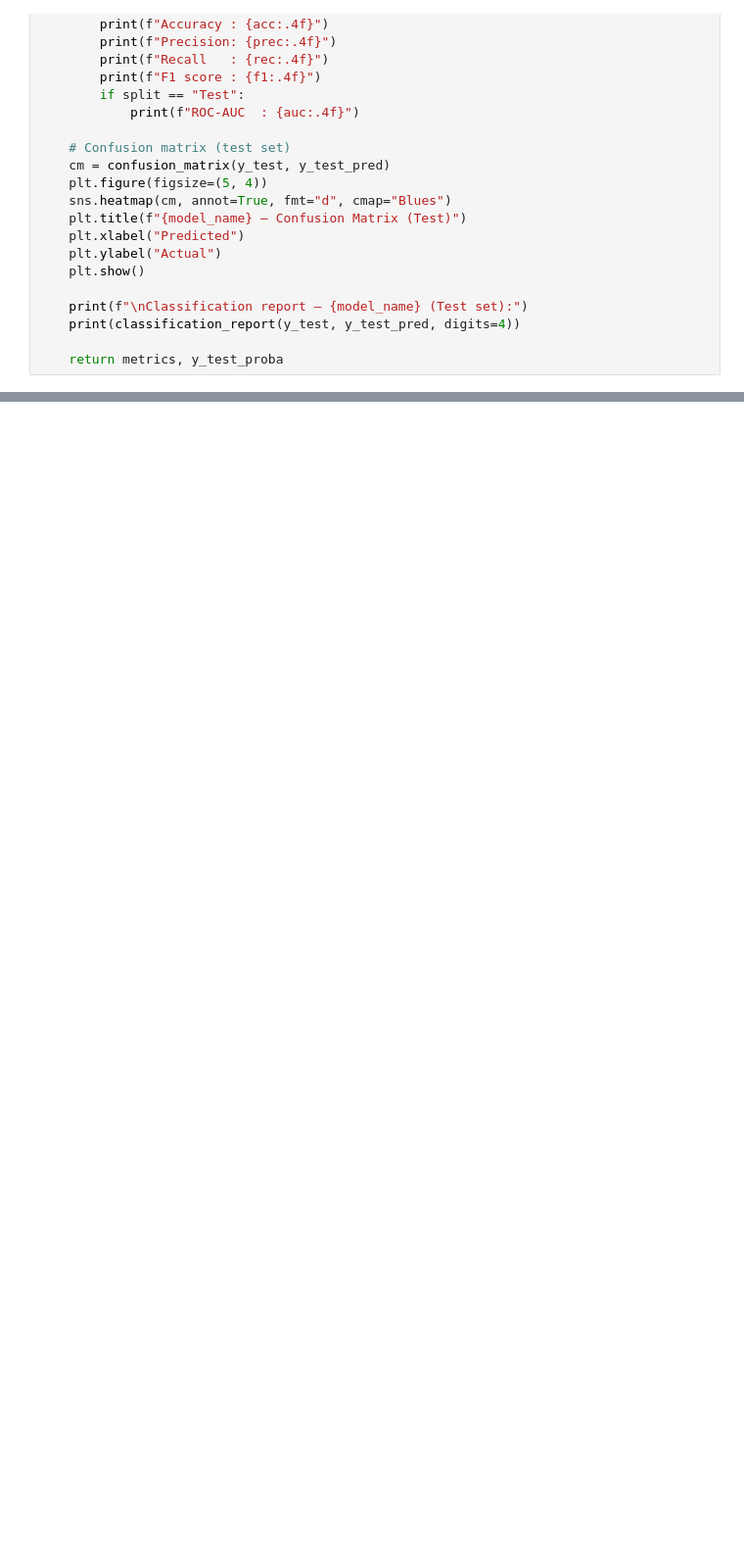
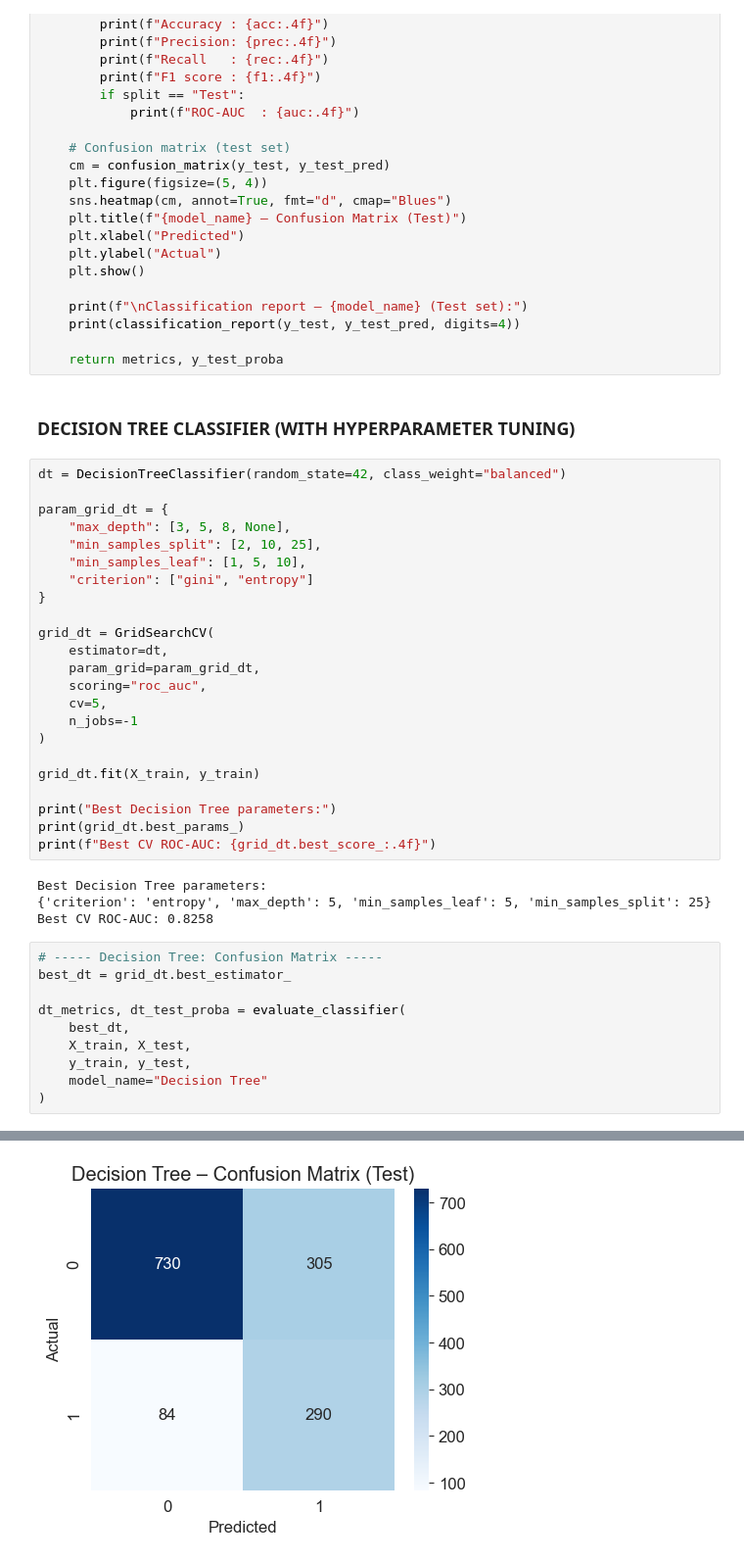
Before and after one commit to Pudamya/CM2604_ML_CW_2425595, a Jupyter notebook: Neural_Network_&_Decision_Tree.ipynb, the cells around one changed output, grey strips where cells are left out. Shown: that part at 98% size. Drawn from its saved outputs; the diff is of its cells as text; blank space fills up the shorter version.

Commit message:
Decision Tree with hyperparameter tuning

```diff
--- a/Neural_Network_&_Decision_Tree.ipynb
+++ b/Neural_Network_&_Decision_Tree.ipynb
@@ -168,3 +168,43 @@ def evaluate_classifier(model, X_train, X_test, y_train, y_test, model_name="Mod
     print(classification_report(y_test, y_test_pred, digits=4))
 
     return metrics, y_test_proba
+# %% [markdown]
+### DECISION TREE CLASSIFIER (WITH HYPERPARAMETER TUNING)
+# %%
+dt = DecisionTreeClassifier(random_state=42, class_weight="balanced")
+
+param_grid_dt = {
+    "max_depth": [3, 5, 8, None],
+    "min_samples_split": [2, 10, 25],
+    "min_samples_leaf": [1, 5, 10],
+    "criterion": ["gini", "entropy"]
+}
+
+grid_dt = GridSearchCV(
+    estimator=dt,
+    param_grid=param_grid_dt,
+    scoring="roc_auc",
+    cv=5,
+    n_jobs=-1
+)
+
+grid_dt.fit(X_train, y_train)
+
+print("Best Decision Tree parameters:")
+print(grid_dt.best_params_)
+print(f"Best CV ROC-AUC: {grid_dt.best_score_:.4f}")
+# %% [output]
+Best Decision Tree parameters:
+{'criterion': 'entropy', 'max_depth': 5, 'min_samples_leaf': 5, 'min_samples_split': 25}
+Best CV ROC-AUC: 0.8258
+# %%
+# ----- Decision Tree: Confusion Matrix -----
+best_dt = grid_dt.best_estimator_
+
+dt_metrics, dt_test_proba = evaluate_classifier(
+    best_dt,
+    X_train, X_test,
+    y_train, y_test,
+    model_name="Decision Tree"
+)
+# %% [output]
@@ -170,0 +223 @@ def evaluate_classifier(model, X_train, X_test, y_train, y_test, model_name="Mod
+[figure, added]
```
Also changed, not shown: parts of 2 cells of this notebook.
